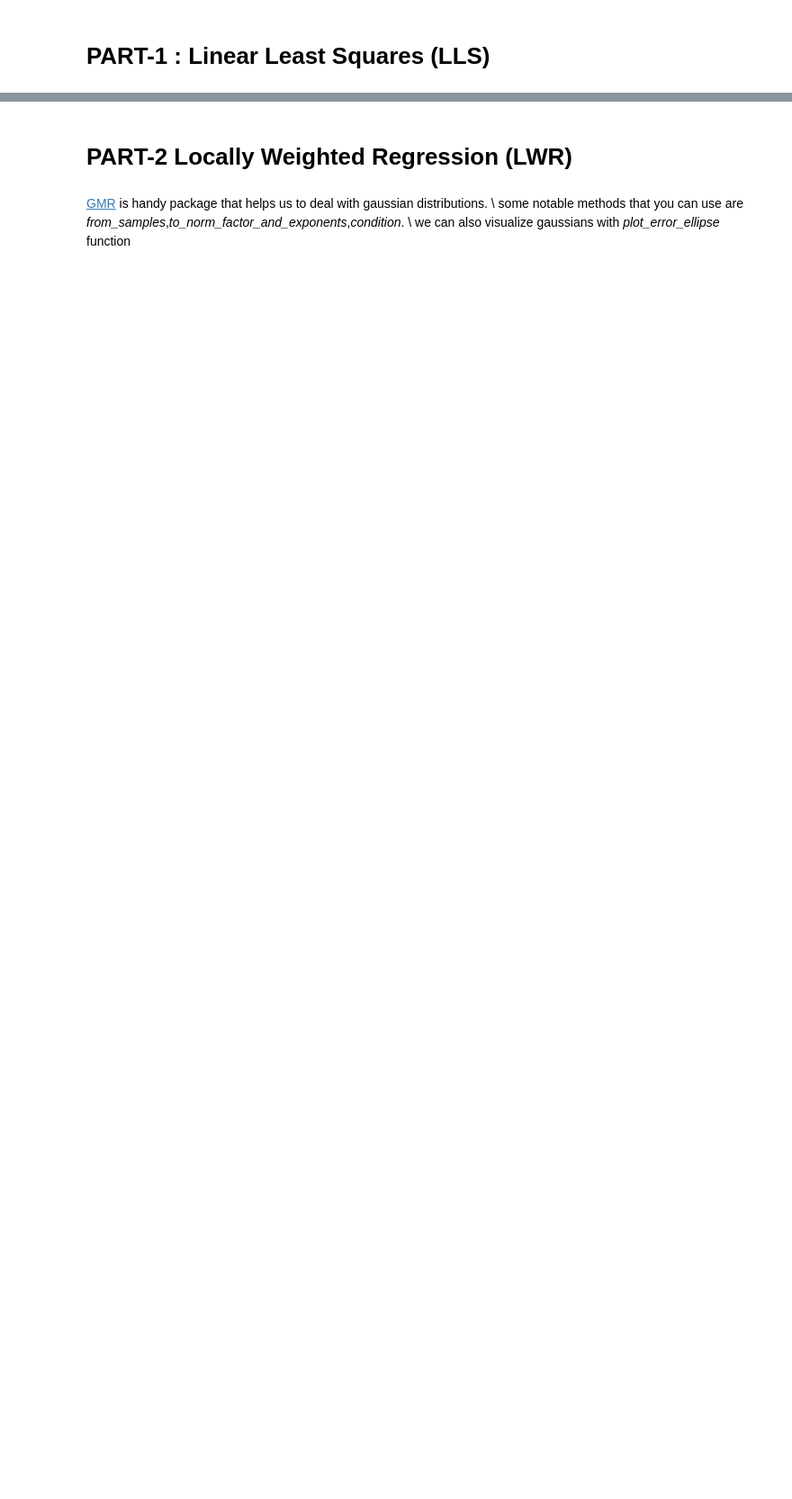
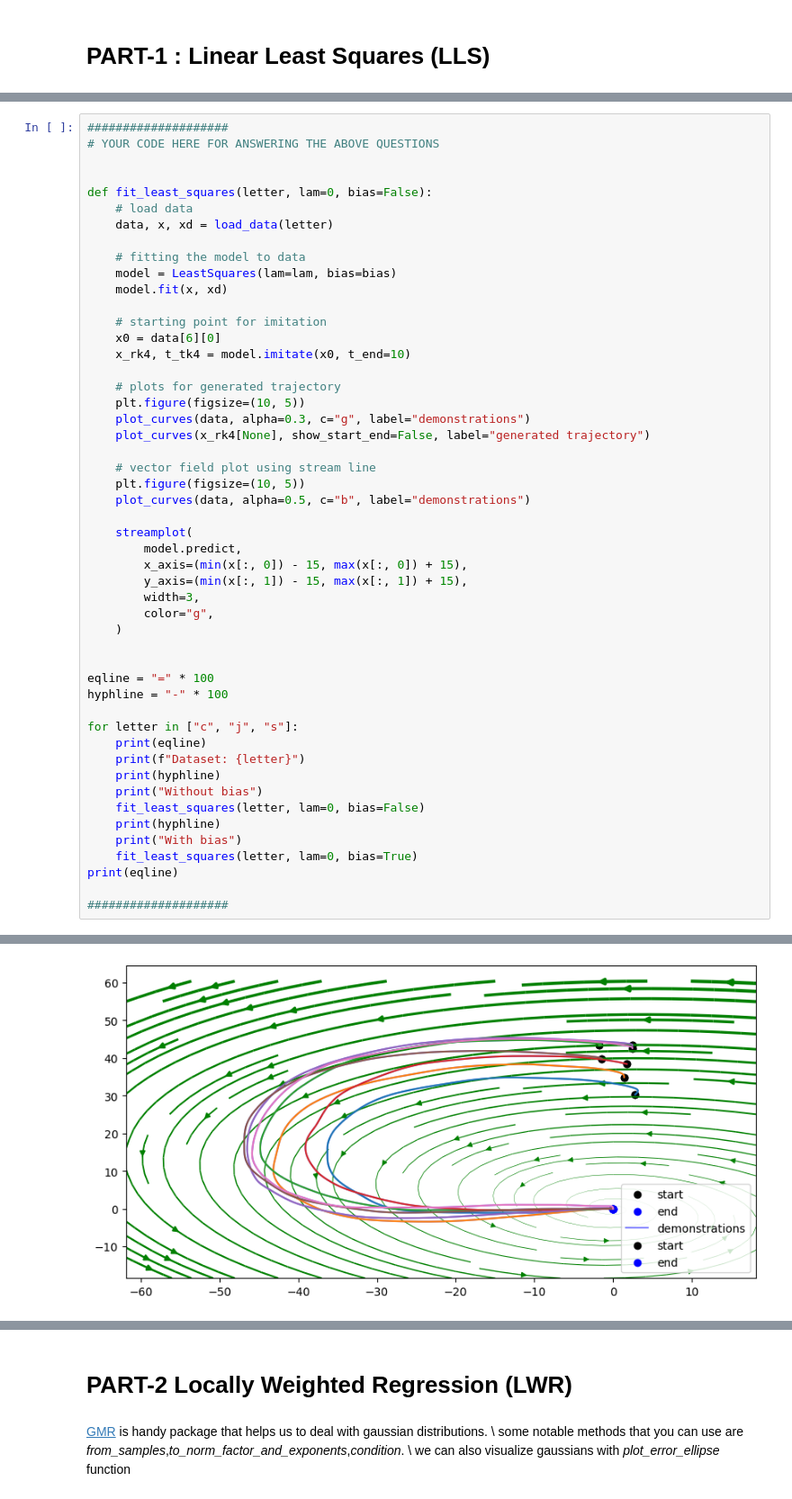
Before and after one commit to AshrithSagar/CP321-ILR-2025, a Jupyter notebook: Assignments/Assignment-3/Codes/Assignment3_RegressionTechniques(LLS,LWR).ipynb, the cells around one changed output, grey strips where cells are left out. Shown at 90% size. Saved outputs shown, nothing was run; the diff lists cells and outputs as text; blank space fills up the shorter version.

```diff
--- a/Assignments/Assignment-3/Codes/Assignment3_RegressionTechniques(LLS,LWR).ipynb
+++ b/Assignments/Assignment-3/Codes/Assignment3_RegressionTechniques(LLS,LWR).ipynb
@@ -272,0 +278,51 @@ Ans:
+# %%
+####################
+# YOUR CODE HERE FOR ANSWERING THE ABOVE QUESTIONS
+
+
+def fit_least_squares(letter, lam=0, bias=False):
+    # load data
+    data, x, xd = load_data(letter)
+
+    # fitting the model to data
+    model = LeastSquares(lam=lam, bias=bias)
+    model.fit(x, xd)
+
+    # starting point for imitation
+    x0 = data[6][0]
+    x_rk4, t_tk4 = model.imitate(x0, t_end=10)
+
+    # plots for generated trajectory
+    plt.figure(figsize=(10, 5))
+    plot_curves(data, alpha=0.3, c="g", label="demonstrations")
+    plot_curves(x_rk4[None], show_start_end=False, label="generated trajectory")
+
+    # vector field plot using stream line
+    plt.figure(figsize=(10, 5))
+    plot_curves(data, alpha=0.5, c="b", label="demonstrations")
+
+    streamplot(
+        model.predict,
+        x_axis=(min(x[:, 0]) - 15, max(x[:, 0]) + 15),
+        y_axis=(min(x[:, 1]) - 15, max(x[:, 1]) + 15),
+        width=3,
+        color="g",
+    )
+
+
+eqline = "=" * 100
+hyphline = "-" * 100
+
+for letter in ["c", "j", "s"]:
+    print(eqline)
+    print(f"Dataset: {letter}")
+    print(hyphline)
+    print("Without bias")
+    fit_least_squares(letter, lam=0, bias=False)
+    print(hyphline)
+    print("With bias")
+    fit_least_squares(letter, lam=0, bias=True)
+print(eqline)
+
+####################
+# %% [output]
@@ -272,0 +337 @@ Ans:
+[figure, added]
```
Also changed, not shown: parts of 15 cells of this notebook.
